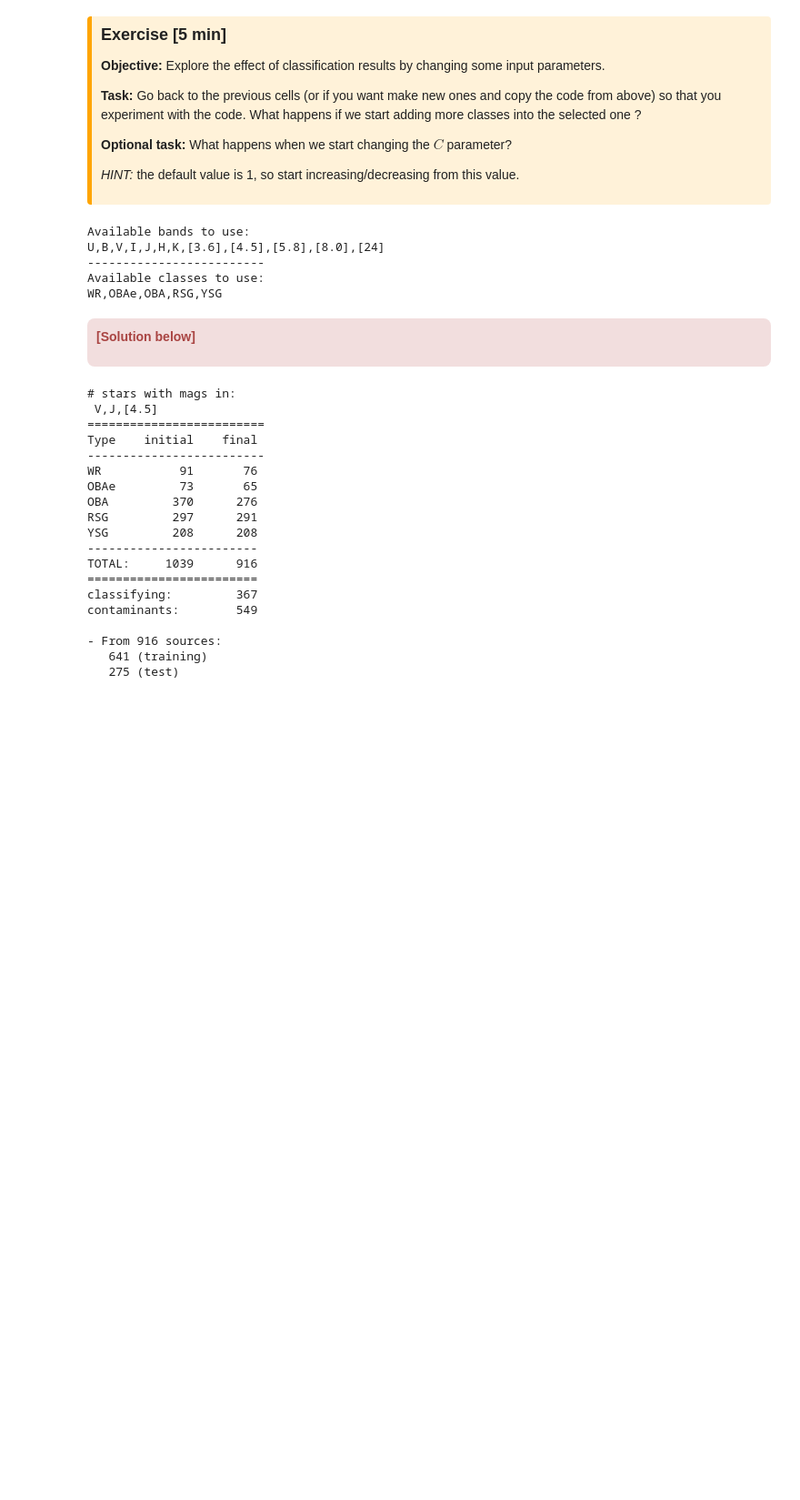
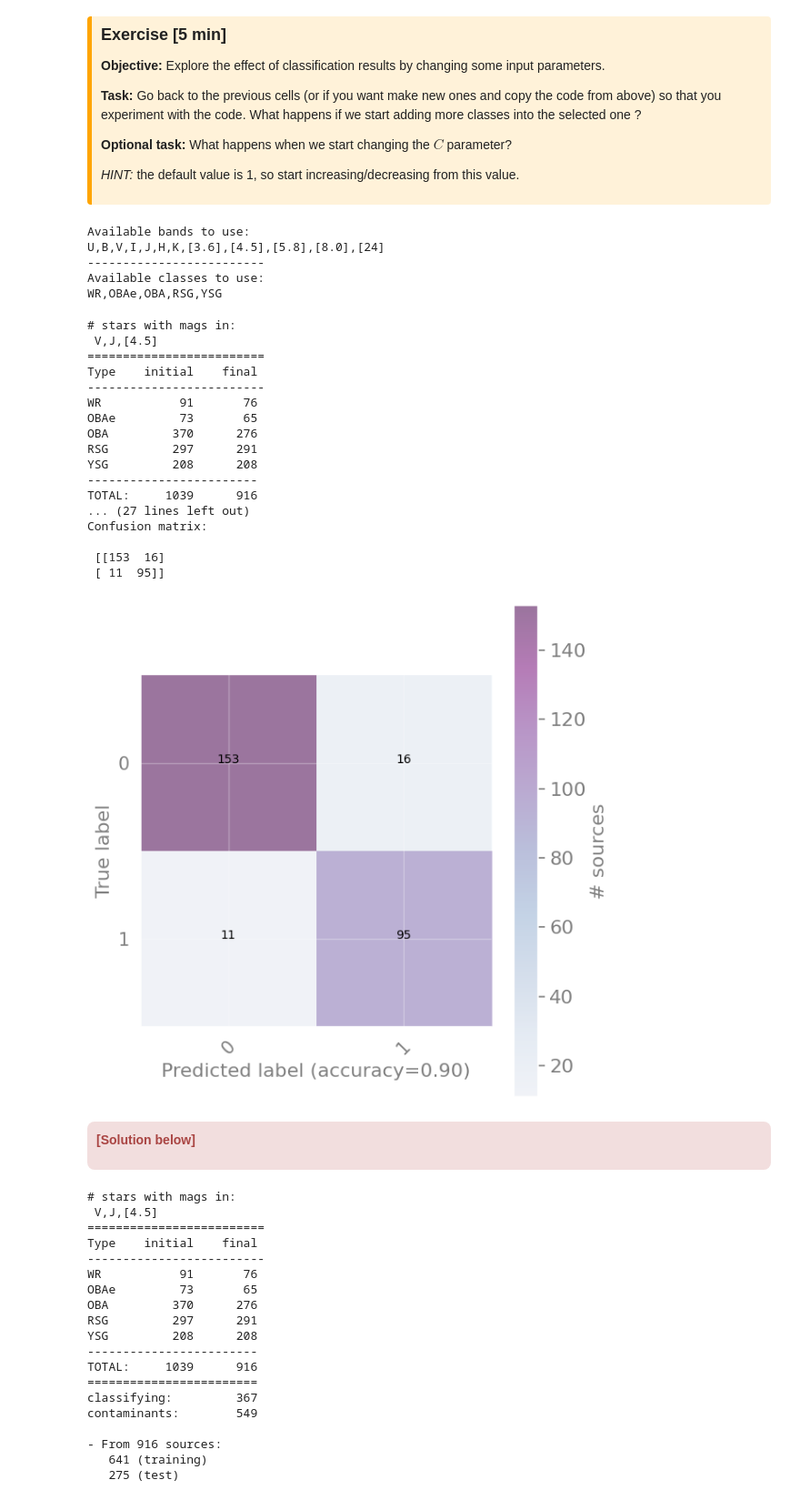
Before and after one commit to sghwang-cosmos/Astrostat-School-2026, a Jupyter notebook: Machine_Learning/Classification.ipynb, the cells around one changed output. Shown at 91% size. Saved outputs shown, nothing was run; the diff lists cells and outputs as text; code cells hidden in the pictures; blank space fills up the shorter version.

```diff
--- a/Machine_Learning/Classification.ipynb
+++ b/Machine_Learning/Classification.ipynb
@@ -1061,6 +1090,54 @@ Available classes to use:
 WR,OBAe,OBA,RSG,YSG
 # %%
 # enter code here
+class2keep = ['RSG', 'WR']
+# Select the bands you want to use here:
+bands_selected = ['V', 'J', '[4.5]']
+
+ml_data_mags, ml_data_clrs, ml_objects, ml_labels = process_data( bands_selected, class2keep)
+
+X_train, X_test, y_train, y_test = train_test_split(ml_data_mags, ml_labels,
+                        test_size=0.3, random_state=42)
+print(f'- From {len(ml_objects)} sources:')
+print(f'   {len(X_train)} (training)')
+print(f'   {len(X_test)} (test)')
+print()
+print(f'Test labels: {y_test}')
+
+clf = SVC(kernel='linear', C=100.0) # 1.0 is the default value, must be positive
+clf.fit(X_train, y_train)
+
+yhat = clf.predict(X_test)
+#print(yhat)
+
+print(f"Classification report:\n\n {metrics.classification_report(y_test, yhat)}")
+print(60 * "-")
+print(f"Confusion matrix: \n\n {metrics.confusion_matrix(y_test, yhat)}")
+
+plot_confusion_matrix( metrics.confusion_matrix( y_test, yhat),
+                      [0, 1],
+                      title='Confusion matrix', cmap='BuPu', # for more options see: https://matplotlib.org/stable/tutorials/colors/colormaps.html
+                      normalize=False  # True returns fraction, False raw numbers
+                      ) # YlOrBr
+# %% [output]
+# stars with mags in:
+ V,J,[4.5]
+=========================
+Type    initial    final
+-------------------------
+WR           91       76
+OBAe         73       65
+OBA         370      276
+RSG         297      291
+YSG         208      208
+------------------------
+TOTAL:     1039      916
+... (27 lines left out)
+Confusion matrix:
+
+ [[153  16]
+ [ 11  95]]
+[figure, added]
 # %% [markdown]
 <div class="alert alert-danger" role="alert" style="border-radius: 8px; padding: 10px;">
 
```
Also changed, not shown: parts of 16 cells of this notebook.
